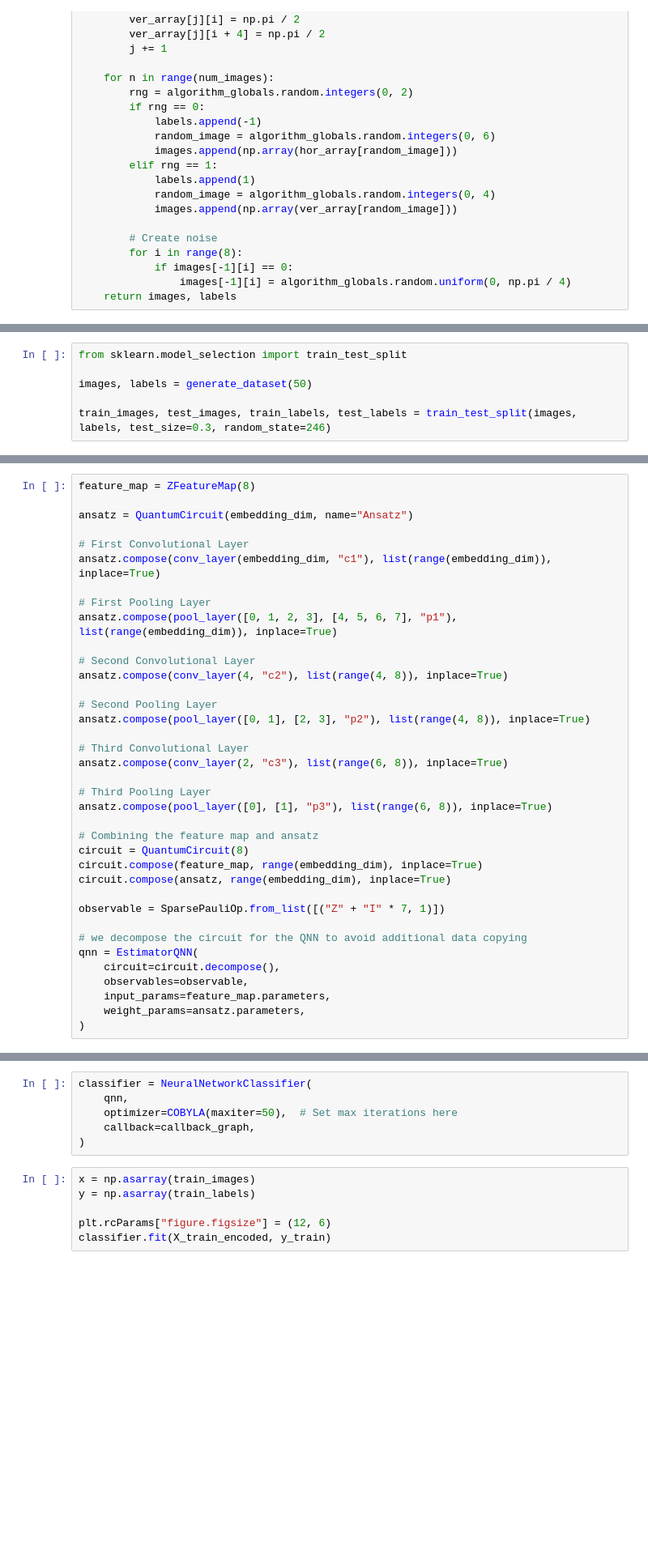
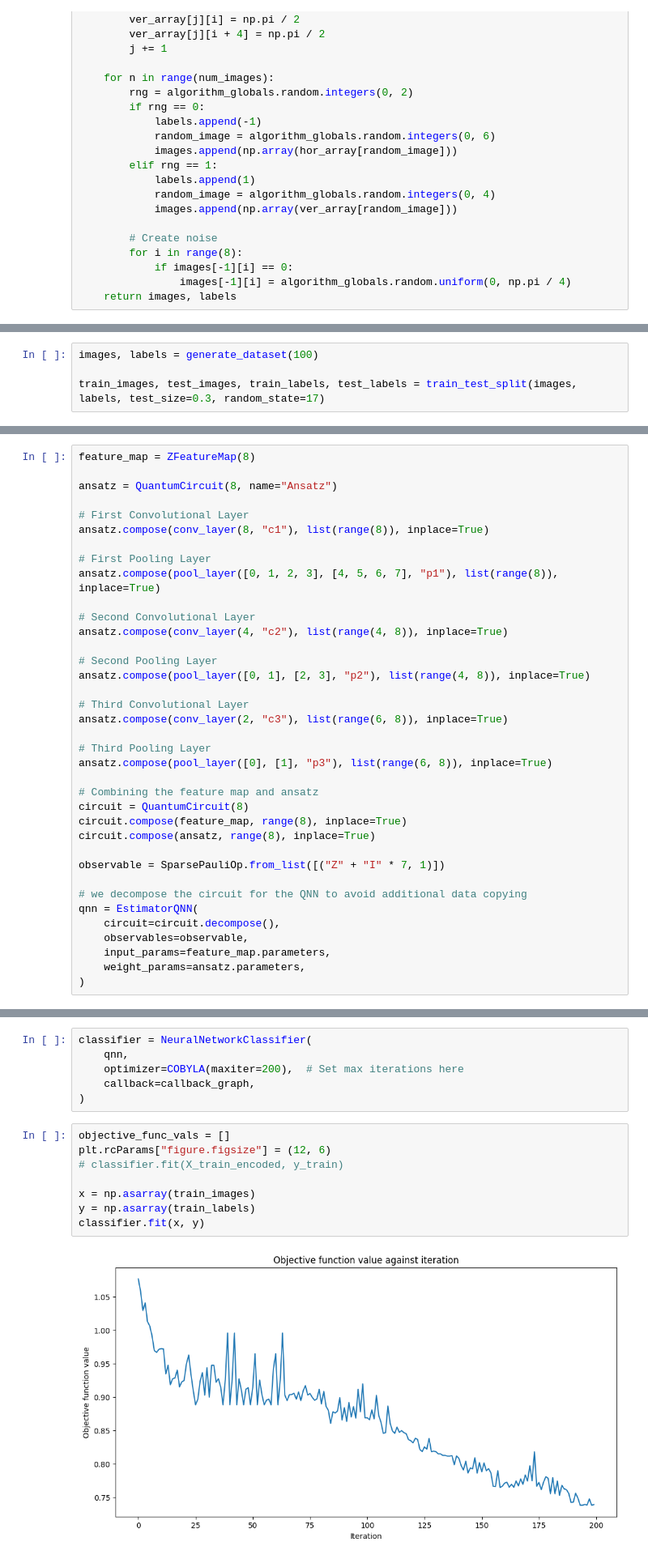
Before and after one commit to GivyBoy/quantum-ml, a Jupyter notebook: intro_quantum_ml.ipynb, the cells around one changed output, grey strips where cells are left out. Shown: that part at 81% size. Saved outputs shown, nothing was run; the diff lists cells and outputs as text; blank space fills up the shorter version.

```diff
--- a/intro_quantum_ml.ipynb
+++ b/intro_quantum_ml.ipynb
@@ -372,6 +392,4 @@ array([6, 6, 3, ..., 6, 6, 3])
 # %%
-from sklearn.model_selection import train_test_split
+images, labels = generate_dataset(100)
 
-images, labels = generate_dataset(50)
-
-train_images, test_images, train_labels, test_labels = train_test_split(images, labels, test_size=0.3, random_state=246)
+train_images, test_images, train_labels, test_labels = train_test_split(images, labels, test_size=0.3, random_state=17)
@@ -383,13 +396,13 @@ feature_map.decompose().draw("mpl", style="clifford")
 # %%
 feature_map = ZFeatureMap(8)
 
-ansatz = QuantumCircuit(embedding_dim, name="Ansatz")
+ansatz = QuantumCircuit(8, name="Ansatz")
 
 # First Convolutional Layer
-ansatz.compose(conv_layer(embedding_dim, "c1"), list(range(embedding_dim)), inplace=True)
+ansatz.compose(conv_layer(8, "c1"), list(range(8)), inplace=True)
 
 # First Pooling Layer
-ansatz.compose(pool_layer([0, 1, 2, 3], [4, 5, 6, 7], "p1"), list(range(embedding_dim)), inplace=True)
+ansatz.compose(pool_layer([0, 1, 2, 3], [4, 5, 6, 7], "p1"), list(range(8)), inplace=True)
 
 # Second Convolutional Layer
 ansatz.compose(conv_layer(4, "c2"), list(range(4, 8)), inplace=True)
@@ -405,8 +418,8 @@ ansatz.compose(pool_layer([0], [1], "p3"), list(range(6, 8)), inplace=True)
 
 # Combining the feature map and ansatz
 circuit = QuantumCircuit(8)
-circuit.compose(feature_map, range(embedding_dim), inplace=True)
-circuit.compose(ansatz, range(embedding_dim), inplace=True)
+circuit.compose(feature_map, range(8), inplace=True)
+circuit.compose(ansatz, range(8), inplace=True)
 
 observable = SparsePauliOp.from_list([("Z" + "I" * 7, 1)])
 
@@ -434,13 +446,16 @@ def callback_graph(weights, obj_func_eval):
 # %%
 classifier = NeuralNetworkClassifier(
     qnn,
-    optimizer=COBYLA(maxiter=50),  # Set max iterations here
+    optimizer=COBYLA(maxiter=200),  # Set max iterations here
     callback=callback_graph,
 )
 # %%
+objective_func_vals = []
+plt.rcParams["figure.figsize"] = (12, 6)
+# classifier.fit(X_train_encoded, y_train)
+
 x = np.asarray(train_images)
 y = np.asarray(train_labels)
-
-plt.rcParams["figure.figsize"] = (12, 6)
-classifier.fit(X_train_encoded, y_train)
+classifier.fit(x, y)
 # %% [output]
+[figure, added]
```
Also changed, not shown: parts of 15 cells of this notebook.
